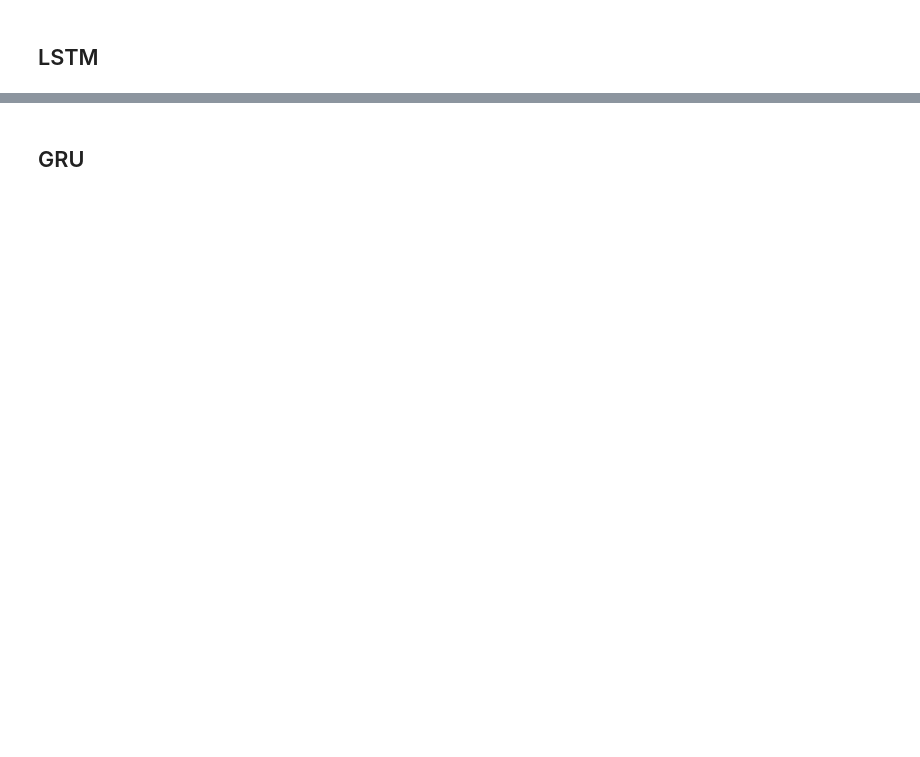
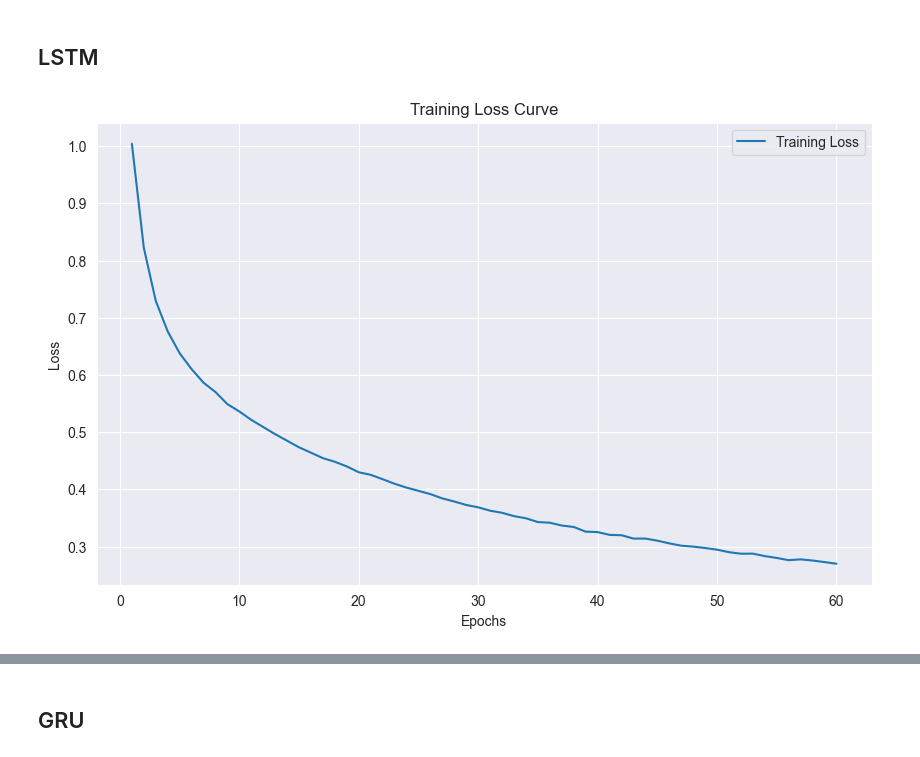
Before and after one commit to balechon/NLP_Laboratorios, a Jupyter notebook: Laboratorio5.ipynb, the cells around one changed output, grey strips where cells are left out. Saved outputs shown, nothing was run; the diff lists cells and outputs as text; code cells hidden in the pictures; blank space fills up the shorter version.

```diff
--- a/Laboratorio5.ipynb
+++ b/Laboratorio5.ipynb
@@ -142,0 +437,61 @@ creamos los embeddings
+# %%
+# Configuración del modelo
+VOCAB_SIZE = len(vocab)
+EMBEDDING_DIM = 300
+HIDDEN_DIM = 256
+OUTPUT_DIM = 3
+N_LAYERS = 2
+DROPOUT = 0.2
+EPOCHS = 60
+LR = 0.0001
+# Inicializar modelo
+model_lstm = SentimentLSTM(VOCAB_SIZE, EMBEDDING_DIM, HIDDEN_DIM, OUTPUT_DIM, N_LAYERS, DROPOUT)
+
+# Configurar optimizador y función de pérdida
+optimizer = optim.Adam(model_lstm.parameters(), lr=LR)
+criterion = nn.CrossEntropyLoss()
+
+# Crear DataLoader
+train_loader = DataLoader(train_dataset, batch_size=64, shuffle=True)
+
+# Configurar entrenamiento
+device = torch.device('cuda' if torch.cuda.is_available() else 'cpu')
+model_lstm.to(device)
+
+# Listas para almacenar las pérdidas
+train_losses = []
+# Barra de progreso para las épocas
+progress_bar = tqdm(range(EPOCHS * len(train_loader)))
+# Entrenamiento
+
+for epoch in range(EPOCHS):
+    model_lstm.train()
+    epoch_loss = 0
+
+    for batch in train_loader:
+        text, labels = batch
+        text, labels = text.to(device), labels.to(device)
+
+        optimizer.zero_grad()
+        output = model_lstm(text)
+        loss = criterion(output, labels)
+        loss.backward()
+        optimizer.step()
+
+        epoch_loss += loss.item()
+
+
+        progress_bar.update()
+    avg_loss = epoch_loss / len(train_loader)
+    train_losses.append(avg_loss)
+
+# Visualizar la curva de pérdida
+plt.figure(figsize=(10, 6))
+plt.plot(range(1, EPOCHS + 1), train_losses, label='Training Loss')
+plt.xlabel('Epochs')
+plt.ylabel('Loss')
+plt.title('Training Loss Curve')
+plt.legend()
+plt.show()
+# %% [output]
+[figure, added]
```
Also changed, not shown: parts of 24 cells of this notebook, 1 other file.
